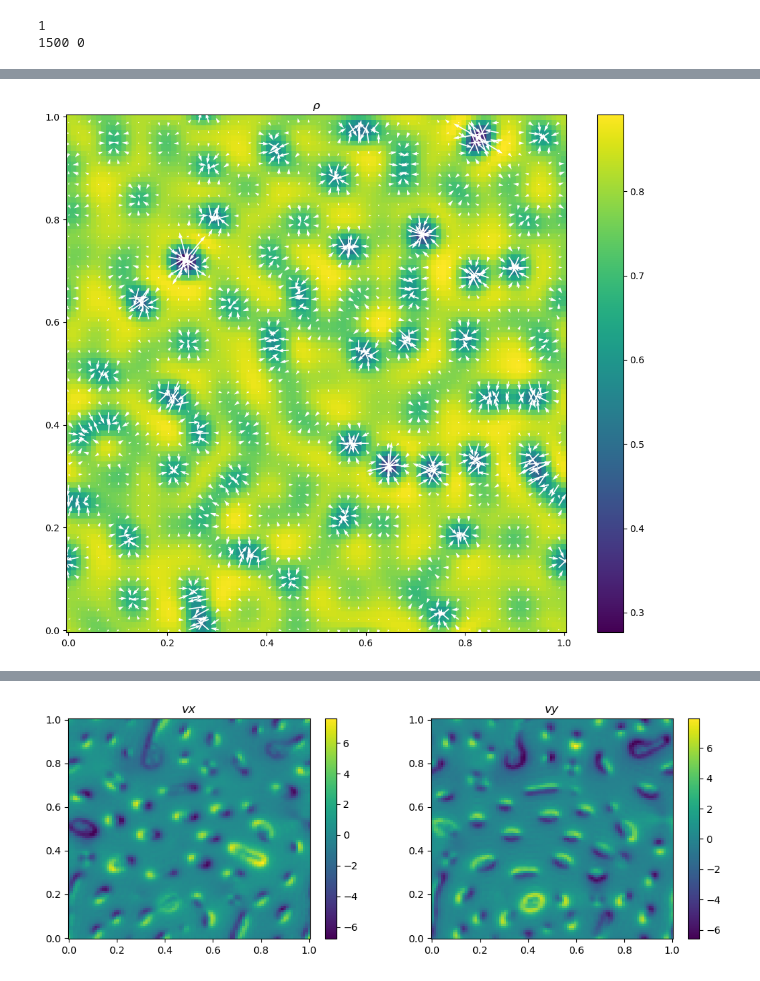
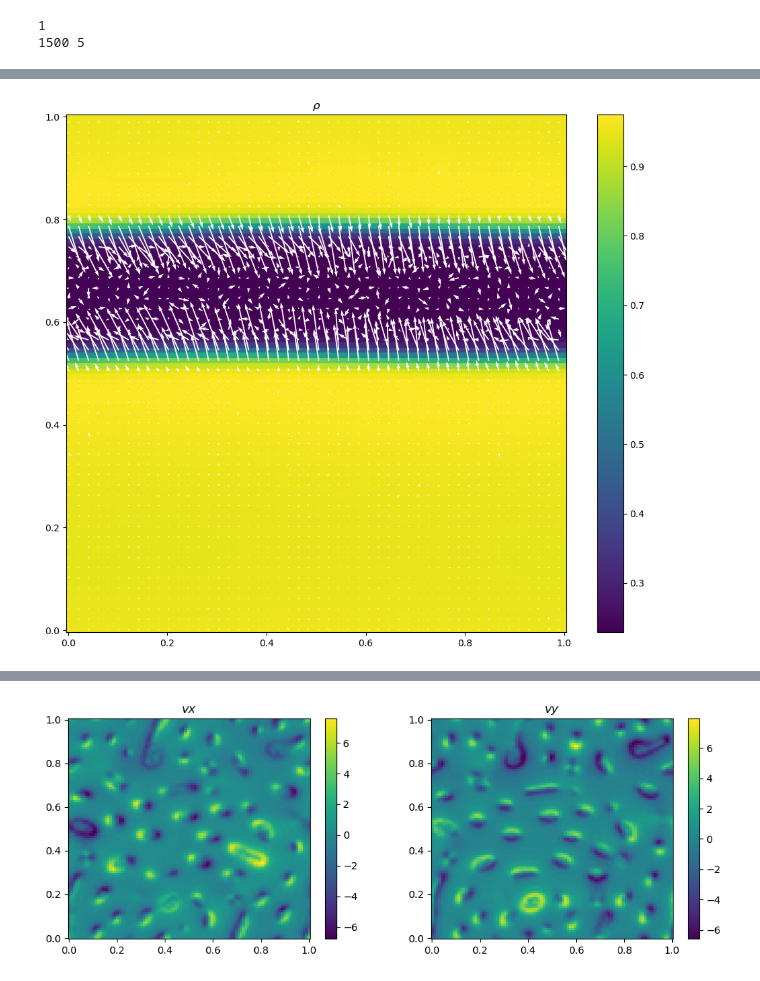
Before and after one commit to toshi-physics/myPSS-friction, a Jupyter notebook: analysis/model_no_chi_no_growth_test/display_no_chi_no_growth_test.ipynb, the cells around one changed output, grey strips where cells are left out. Saved outputs shown, nothing was run; the diff lists cells and outputs as text; code cells hidden in the pictures.

```diff
--- a/analysis/model_no_chi_no_growth_test/display_no_chi_no_growth_test.ipynb
+++ b/analysis/model_no_chi_no_growth_test/display_no_chi_no_growth_test.ipynb
@@ -3,15 +3,15 @@ import numpy as np
 from matplotlib import pyplot as plt
 import json, os
 # %%
-run = 2
+run = 1
 Gamma0  = 500.0
 rhoseed = 2.5 #0.9#0.16
 rgamma  = 1.0
 gammaxx = 1.0
 gammayy = gammaxx*rgamma
 
-alpha =  0
-chi = 5
+alpha =  0.01
+chi = 0
 
 ddir = '/data' #'/new_drho_uniform_data'
 model =    '/model_no_chi_no_growth_Q_noise_test' # '/model_no_chi_no_growth_test' #
@@ -50,7 +50,7 @@ times = np.arange(0, n_dump, 1)*dt_dump
 print(n_dump, lambd)
 # %% [output]
 1
-1500 0
+1500 5
 # %%
 import matplotlib.pyplot as plt
 from matplotlib.colors import LinearSegmentedColormap
@@ -58,7 +58,7 @@ from matplotlib.colors import LinearSegmentedColormap
 fig, ax=plt.subplots(figsize=(12,10))
 #colors = ['#c1272d', '#eecc16','#008176','#0000a7']
 #cmap1 = LinearSegmentedColormap.from_list("mycmap", colors)
-n=25
+n=800
 
 field = np.loadtxt(datadir+'rho.csv.{:d}'.format(n), delimiter=',')
 Qx = np.loadtxt(datadir+'Qxx.csv.{:d}'.format(n), delimiter=',')
@@ -83,4 +83,4 @@ plt.show()
-[figure, old version]
+[figure, new version]
 # %%
 fig, ax=plt.subplots(figsize=(12,24),nrows=2)
 #colors = ['#c1272d', '#eecc16','#008176','#0000a7']
```
Also changed, not shown: parts of 5 cells of this notebook, 24 other files.
